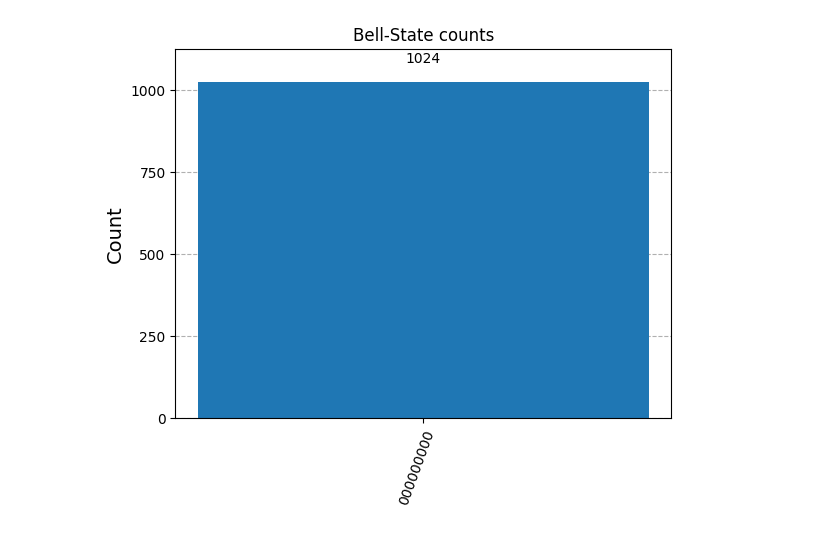
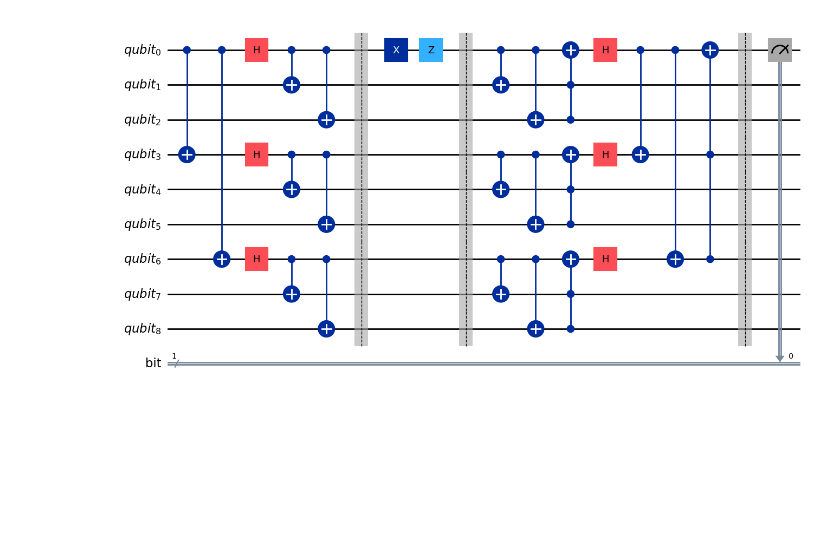
Before and after one commit to InKeaton/QIS_SHOR, a Jupyter notebook: shor.ipynb, the cells around one changed output. Saved outputs shown, nothing was run; the diff lists cells and outputs as text; code cells hidden in the pictures; blank space fills up the shorter version.

```diff
--- a/shor.ipynb
+++ b/shor.ipynb
@@ -10,58 +10,53 @@ from qiskit_aer import AerSimulator
 import numpy as np
 # %%
 # Create a new circuit with two qubits
-circuit = QuantumCircuit(9)
+qubit = QuantumRegister(9,'qubit')
+bit = ClassicalRegister(1,'bit')
+
+circuit = QuantumCircuit(qubit, bit)
+
 
 # CNOT
-circuit.cx(0, 3);       circuit.cx(0, 6)
+circuit.cx(qubit[0], qubit[3]);              circuit.cx(qubit[0], qubit[6])
 
 # HADAMARD
-circuit.h(0);           circuit.h(3);           circuit.h(6)
+circuit.h(qubit[0]);                         circuit.h(qubit[3]);                         circuit.h(qubit[6])
 
 # CNOT
-circuit.cx(0, 1);       circuit.cx(3, 4);       circuit.cx(6, 7)
-circuit.cx(0, 2);       circuit.cx(3, 5);       circuit.cx(6, 8)
+circuit.cx(qubit[0], qubit[1]);              circuit.cx(qubit[3], qubit[4]);              circuit.cx(qubit[6], qubit[7])
+circuit.cx(qubit[0], qubit[2]);              circuit.cx(qubit[3], qubit[5]);              circuit.cx(qubit[6], qubit[8])
 
 circuit.barrier() ###############################################
 
 #Bit flip error
-circuit.x(0)
+circuit.x(qubit[0])
 
 #Phase flip error
-circuit.z(0)
+circuit.z(qubit[0])
 
 circuit.barrier() ###############################################
 
 # CNOT
-circuit.cx(0, 1);       circuit.cx(3, 4);       circuit.cx(6, 7)
-circuit.cx(0, 2);       circuit.cx(3, 5);       circuit.cx(6, 8)
+circuit.cx(qubit[0], qubit[1]);              circuit.cx(qubit[3], qubit[4]);              circuit.cx(qubit[6], qubit[7])
+circuit.cx(qubit[0], qubit[2]);              circuit.cx(qubit[3], qubit[5]);              circuit.cx(qubit[6], qubit[8])
 
 # TOFFOLI
-circuit.ccx(2, 1, 0);   circuit.ccx(5, 4, 3);   circuit.ccx(8, 7, 6)
+circuit.ccx(qubit[2], qubit[1], qubit[0]);   circuit.ccx(qubit[5], qubit[4], qubit[3]);   circuit.ccx(qubit[8], qubit[7], qubit[6])
 
 # HADAMARD
-circuit.h(0);           circuit.h(3);           circuit.h(6)
+circuit.h(qubit[0]);                         circuit.h(qubit[3]);                         circuit.h(qubit[6])
 
 # CNOT
-circuit.cx(0, 3);       circuit.cx(0, 6)
+circuit.cx(qubit[0], qubit[3]);              circuit.cx(qubit[0], qubit[6])
 
 # TOFFOLI
-circuit.ccx(6, 3, 0);
+circuit.ccx(qubit[6], qubit[3], qubit[0]);
 
 circuit.barrier() ###############################################
 
-circuit.measure_all()
+circuit.measure(qubit[0], bit[0])
 
 # Draw the circuit
 circuit.draw("mpl", filename='shor_protocol.png')
-
-# Transpile for simulator
-simulator = AerSimulator()
-circuit = transpile(circuit, simulator)
-
-# Run and get counts
-result = simulator.run(circuit).result()
-counts = result.get_counts(circuit)
-plot_histogram(counts, title='Bell-State counts')
 # %% [output]
-[figure, old version]
+[figure, new version]
```
Also changed, not shown: parts of 1 cell of this notebook, 1 other file.
